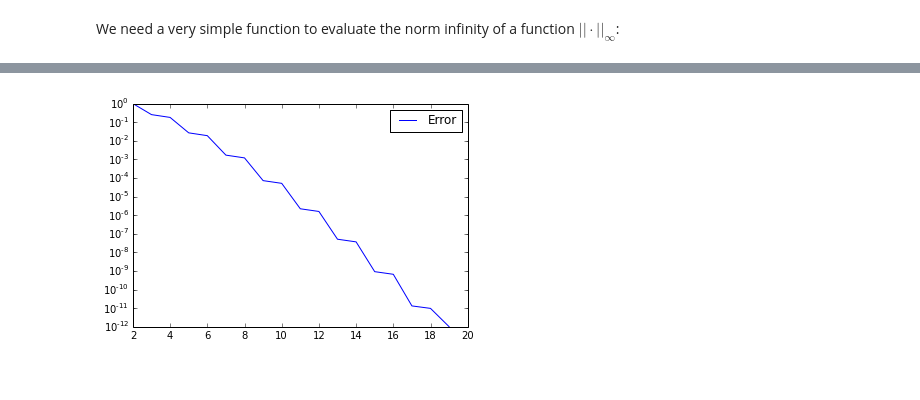
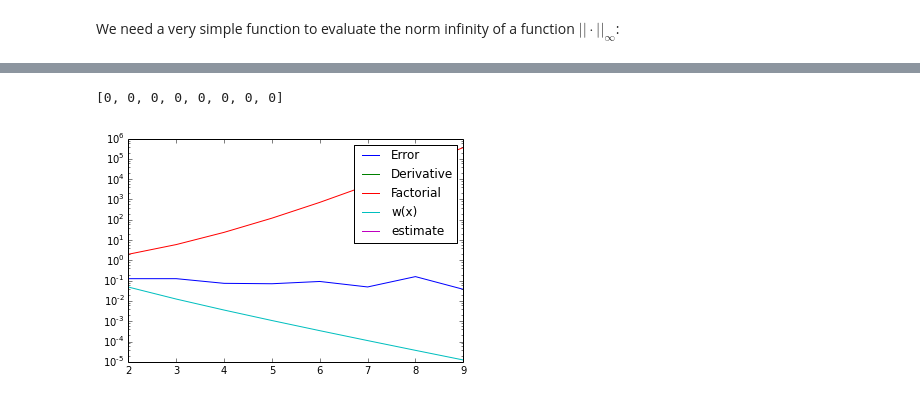
Before and after one commit to sissa/P1.4_seed, a Jupyter notebook: python-lectures/03_error_estimation.ipynb, the cells around one changed output, grey strips where cells are left out. Saved outputs shown, nothing was run; the diff lists cells and outputs as text; code cells hidden in the pictures.

Commit message:
interpolation estimate done

```diff
--- a/python-lectures/03_error_estimation.ipynb
+++ b/python-lectures/03_error_estimation.ipynb
@@ -21,7 +16,7 @@ in order to do so we need to define, simbolic and numerical functions. [`Sympy`]
 
 **Hint:** Try to plat around, derivatives integrals...
 # %%
-t = sym.symbols('t')
+t = sym.symbols('t', real=True)
 sf = sym.sin(2.*sym.pi*t) # sf, simbolic function.
 print(sf)
 # %% [output]
@@ -130,0 +132,7 @@ def linfty_norm(fun,a=0,b=1,nn=12):
+# %%
+w = lambda x : np.product([x-q[i] for i in xrange(n+1)], axis = 0)
+# %%
+sf = Abs(t-.5)#1/(1+(10*t-5)**2)# sf = sym.sin(2.*sym.pi*t)
+f = sym.lambdify(t,sf, 'numpy')
+_ = pl.plot(x,f(x),'b')
+_ = pl.plot(x,Lf(x),'g')
@@ -131,17 +141,37 @@ def linfty_norm(fun,a=0,b=1,nn=12):
 # %%
 error = lambda x : f(x) - Lf(x)
 
-test_degrees = np.arange(2,20)
+test_degrees = np.arange(2,10)
 test_errors = []
+test_nth_der = []
+test_w = []
+test_n_factorial = []
 
 for n in test_degrees:
     q = np.linspace(0,1,n+1)
     test_errors.append(linfty_norm(error))
+    der_sf = sym.diff(sf,'t',n+1)
+    der_f = sym.lambdify(t,der_sf, 'numpy')
+    test_nth_der.append(linfty_norm(der_f))
+    test_n_factorial.append(np.math.factorial(n))
+    test_w.append(linfty_norm(w))
+    #np.math.factorial(n)
+
+estimate = np.array(test_nth_der)/np.array(np.array(test_n_factorial))*np.array(test_w)
+
+
+print(test_nth_der)
+
 
 h1 = pl.semilogy(test_degrees,test_errors,label = 'Error')
+h2 = pl.semilogy(test_degrees,test_nth_der,label = 'Derivative')
+h3 = pl.semilogy(test_degrees,test_n_factorial, label = 'Factorial')
+h3 = pl.semilogy(test_degrees,test_w, label = 'w(x)')
+h4 = pl.semilogy(test_degrees,estimate, label = 'estimate')
 _ = pl.legend()
 # %% [output]
+[0, 0, 0, 0, 0, 0, 0, 0]
-[figure, old version]
+[figure, new version]
 # %%
 def compute_error_estimate(symf, maxgrade=20, npoints=1025, a=0, b=1):
     x = np.linspace(a,b,npoints)
```
Also changed, not shown: parts of 4 cells of this notebook.
